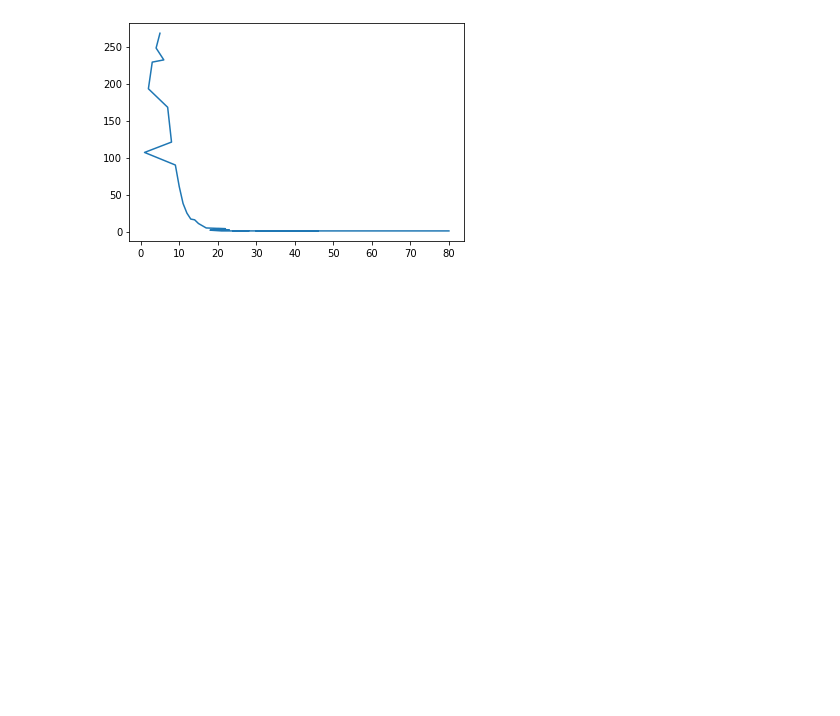
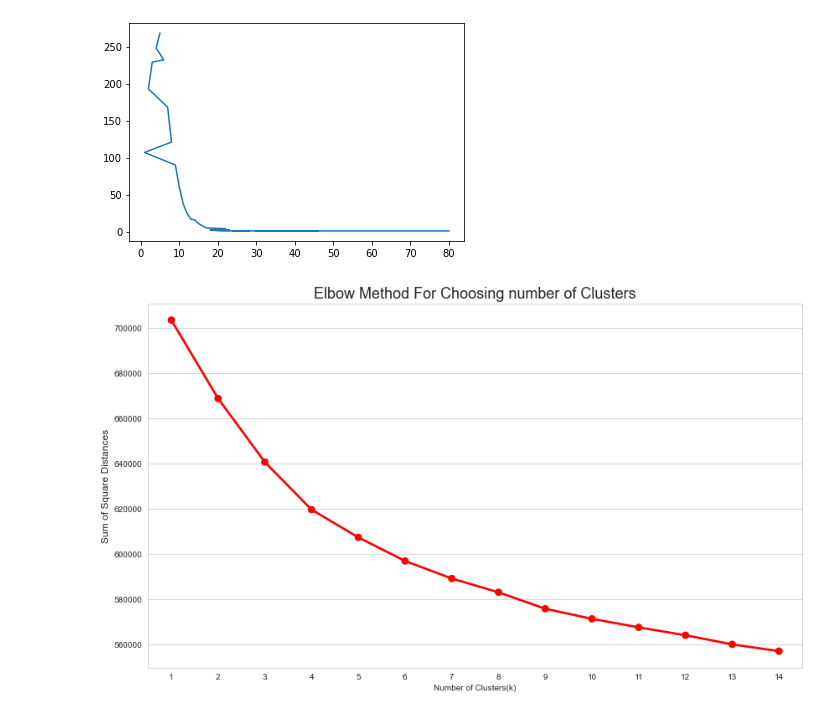
Before and after one commit to Cpizzle1/capstone2, a Jupyter notebook: notebooks/Untitled.ipynb, the cells around one changed output. Saved outputs shown, nothing was run; the diff lists cells and outputs as text; code cells hidden in the pictures; blank space fills up the shorter version.

```diff
--- a/notebooks/Untitled.ipynb
+++ b/notebooks/Untitled.ipynb
@@ -302,0 +313,28 @@ ax.plot(df.mutation_count.value_counts())
+# %%
+mrna_df.death_from_cancer.fillna(0, inplace = True)
+# %%
+y = mrna_df.pop('death_from_cancer')
+X = mrna_df
+# %%
+from sklearn.model_selection import KFold, train_test_split
+X_train, X_val, y_train, y_val = train_test_split(X, y, test_size=0.15, random_state=1, stratify = y)
+X_train2, X_test, y_train2, y_test = train_test_split(X_train.copy(), y_train.copy(), test_size=0.10, random_state=1)
+# %%
+from sklearn.cluster import KMeans
+sumofsq = {}
+for k in range(1,15):
+    km = KMeans(n_clusters=k,init='k-means++',max_iter=1000)
+    km = km.fit(X_train2)
+    sumofsq[k] = km.inertia_
+# %%
+import seaborn as sns
+sns.set_style('whitegrid')
+plt.figure(figsize=(14,8))
+plt.xlabel('Number of Clusters(k)')
+plt.ylabel('Sum of Square Distances', fontsize = 12)
+plt.title('Elbow Method For Choosing number of Clusters',fontsize = 18)
+sns.pointplot(x=list(sumofsq.keys()),y=list(sumofsq.values()),color='red')
+plt.savefig("Cluster_elbow.png", dpi=200)
+plt.show()
+# %% [output]
+[figure, added]
```
Also changed, not shown: parts of 11 cells of this notebook, 4 other files.
